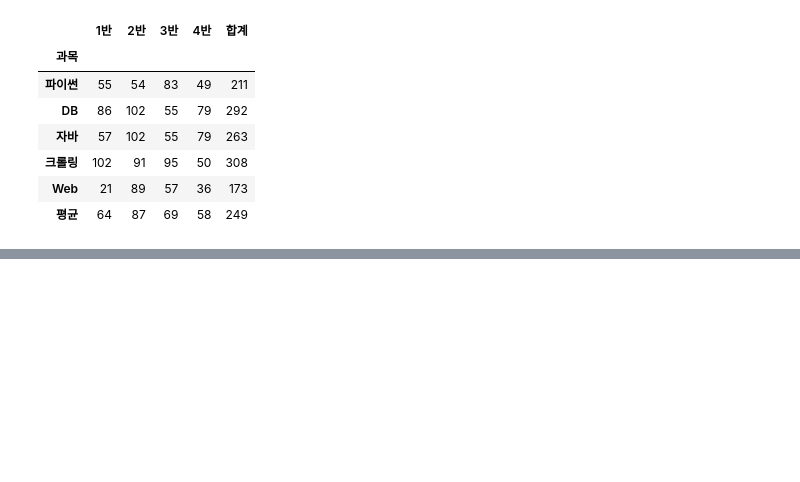
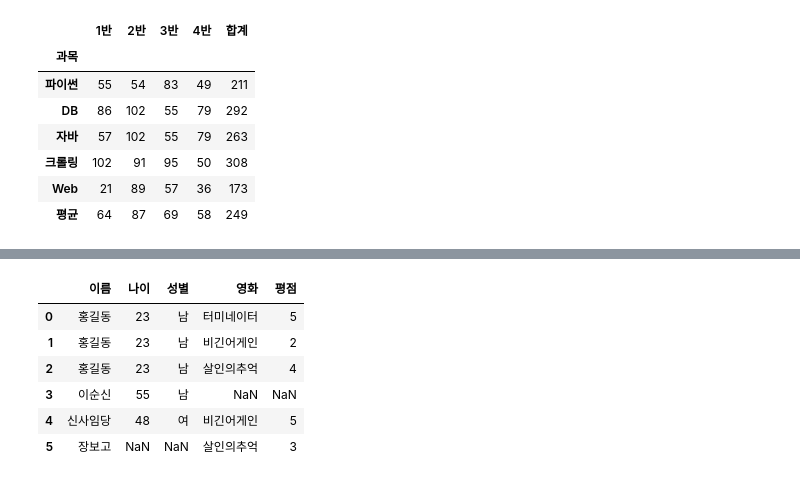
Before and after one commit to Rangbit/Python_study, a Jupyter notebook: Python Library/2.Pandas Library.ipynb, the cells around one changed output, grey strips where cells are left out. Drawn from its saved outputs; the diff is of its cells as text; code cells hidden in the pictures; blank space fills up the shorter version.

```diff
--- a/Python Library/2.Pandas Library.ipynb
+++ b/Python Library/2.Pandas Library.ipynb
@@ -764,0 +772,15 @@ score.applymap(plus)
+# %%
+data1 = {
+    '이름': ['홍길동','이순신','신사임당'],
+    '나이': ['23','55','48'],
+    '성별':['남','남','여']
+}
+
+data2 = {
+    '이름': ['홍길동','홍길동','홍길동','신사임당','장보고'],
+    '영화': ['터미네이터','비긴어게인','살인의추억','비긴어게인','살인의추억'],
+    '평점':['5','2','4','5','3']
+}
+# %%
+H_info = pd.DataFrame(data1)
+H_info
@@ -764,0 +792,3 @@ score.applymap(plus)
+# %%
+R_info = pd.DataFrame(data2)
+R_info
@@ -764,0 +832,11 @@ score.applymap(plus)
+# %%
+# outer = inner + 왼쪽 테이블 + 오른쪽 테이블
+pd.merge(H_info,R_info,on = '이름', how = 'outer')
+# %% [output]
+|  | 이름 | 나이 | 성별 | 영화 | 평점 |
+| 0 | 홍길동 | 23 | 남 | 터미네이터 | 5 |
+| 1 | 홍길동 | 23 | 남 | 비긴어게인 | 2 |
+| 2 | 홍길동 | 23 | 남 | 살인의추억 | 4 |
+| 3 | 이순신 | 55 | 남 | NaN | NaN |
+| 4 | 신사임당 | 48 | 여 | 비긴어게인 | 5 |
+| 5 | 장보고 | NaN | NaN | 살인의추억 | 3 |
```
Also changed, not shown: parts of 17 cells of this notebook, 3 other files.
